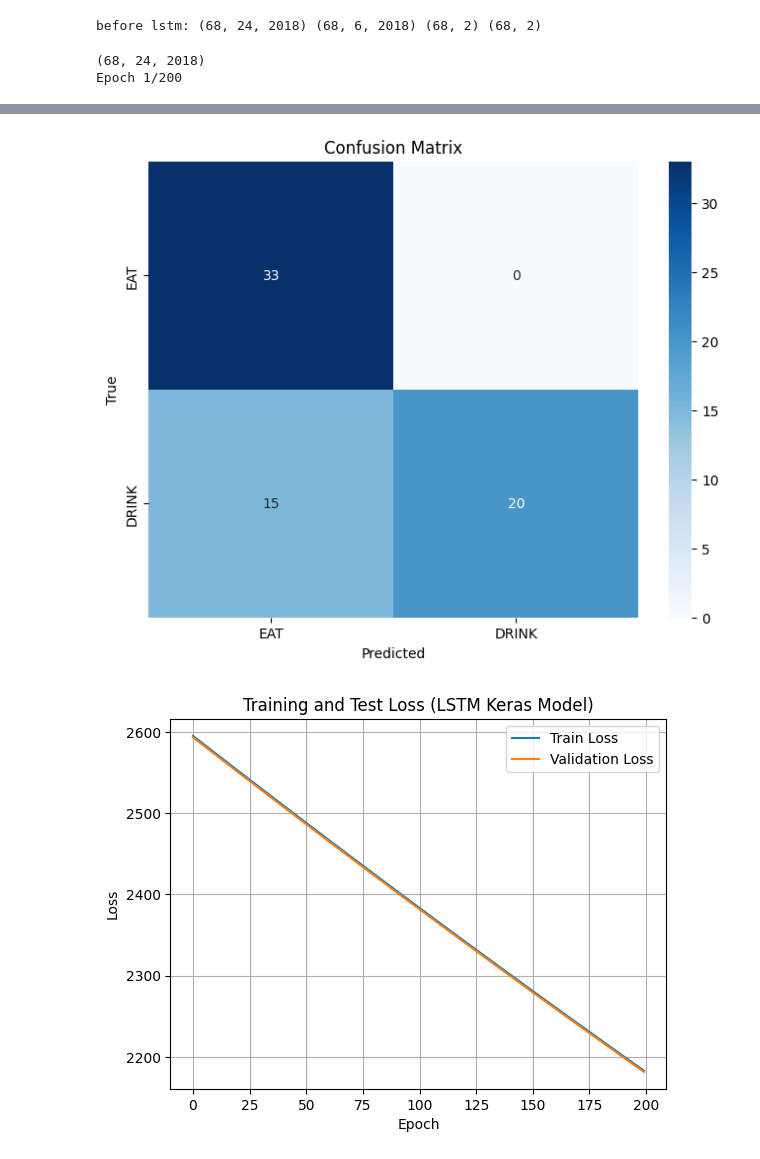
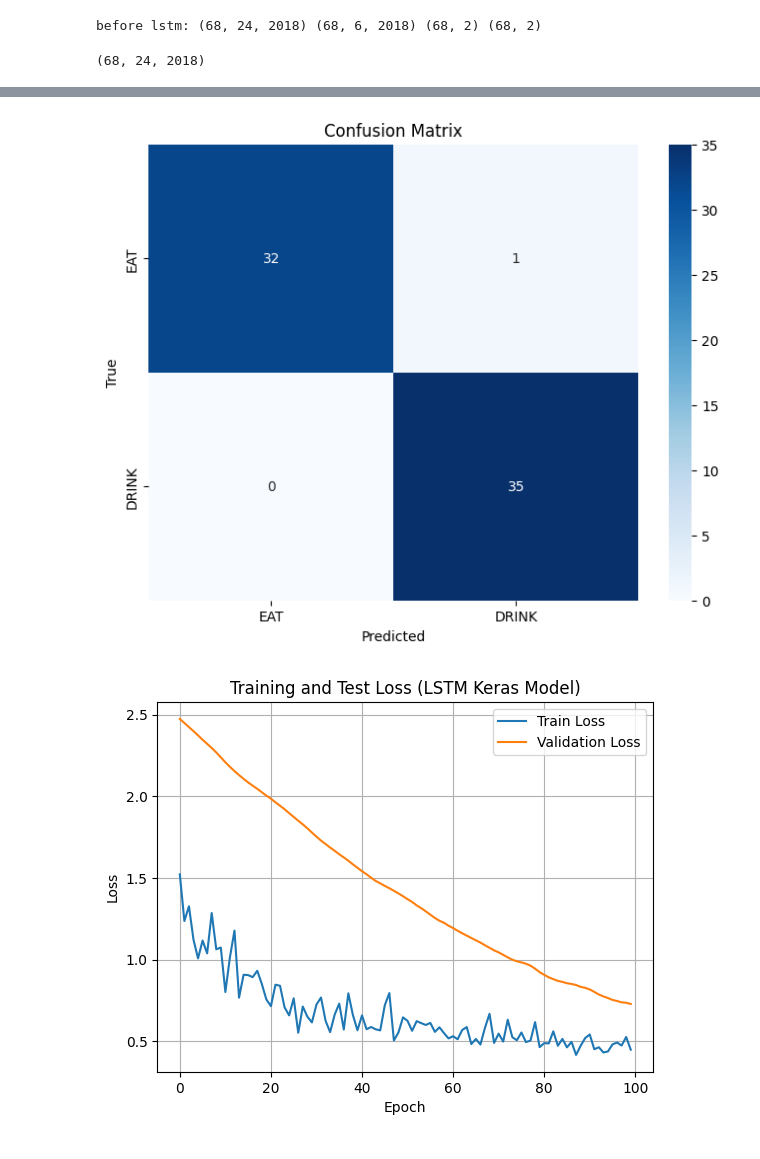
Before and after one commit to D3rrickLa/machine_learning_tfnmp, a Jupyter notebook: model/model8/model_dev.ipynb, the cells around one changed output, grey strips where cells are left out. Saved outputs shown, nothing was run; the diff lists cells and outputs as text; code cells hidden in the pictures.

```diff
--- a/model/model8/model_dev.ipynb
+++ b/model/model8/model_dev.ipynb
@@ -254,9 +254,14 @@ def create_lstm(input_shape, output_units):
     model = Sequential()
 # model is good here
     model.add(Masking(mask_value=-1))
-    model.add(LSTM(128, input_shape=input[1:], kernel_regularizer=L1L2(0.1, 0.1), bias_regularizer=L1(0.001), stateful=False))
-    model.add(Dropout(0.2))
+    model.add(LSTM(128, input_shape=input[1:], kernel_regularizer=L2(1e-4), bias_regularizer=L1(1e-3), return_sequences=True))
+    model.add(Dropout(0.5))
+    model.add(LSTM(64, return_sequences=True, kernel_regularizer=L2(0.0001)))  # Increase units in the first LSTM layer to 256
+    model.add(Bidirectional(LSTM(74, return_sequences=True, kernel_regularizer=L2(1e-3))))
+    model.add(LSTM(32, recurrent_activation='hard_sigmoid', kernel_regularizer=L2(1e-3)))
     model.add(Dense(64))
+    model.add(Dropout(0.3))
+    model.add(BatchNormalization())
     model.add(Dense(units=len(np.unique(output_units)), activation=activate,  kernel_regularizer=L2(0.00001), bias_regularizer=L2(0.0001)))
 
     # model.add(LSTM(64, return_sequences=True, activation="relu", input_shape=input[1:], kernel_regularizer=L1L2(l1=1e-5, l2=1e-4), bias_regularizer=L2(0.001)))
@@ -329,9 +334,10 @@ model = create_lstm(input, labels)
 
 history = model.fit(
     X_train_reshaped, y_train_one_hot,
-    epochs=200,
+    epochs=100,
     validation_split=0.20,
-    callbacks=[early_stopping, reduce_lr]
+    callbacks=[early_stopping, reduce_lr],
+    verbose=2
 )
 
 test_loss, test_acc = model.evaluate(X_test_reshaped, y_test_one_hot)
@@ -384,4 +390,3 @@ plt.grid(True)
 plt.show()
 # %% [output]
 (68, 24, 2018)
-Epoch 1/200
@@ -404,3 +396,3 @@ Test Accuracy: 0.779411792755127 || Test Loss: 2181.49853515625
 labels: Index(['EAT', 'DRINK'], dtype='object')
-[figure, old version]
+[figure, new version]
-[figure, old version]
+[figure, new version]
```
Also changed, not shown: parts of 1 cell of this notebook.
